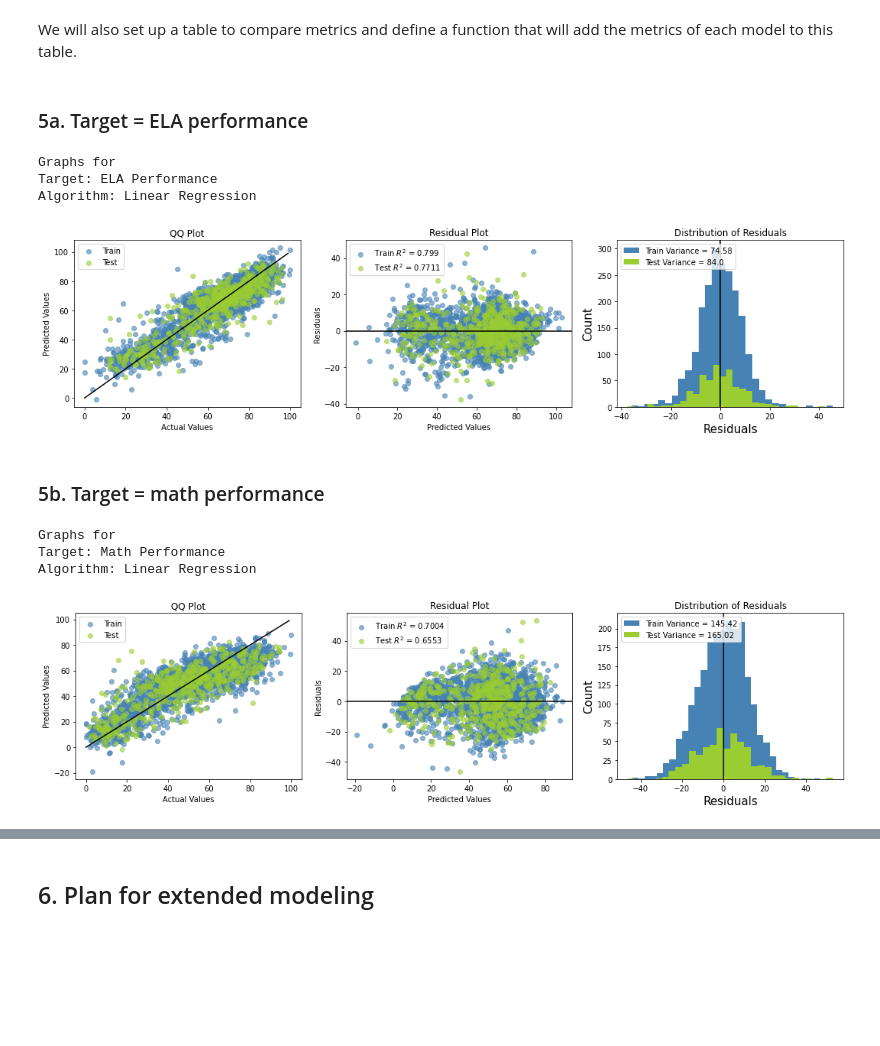
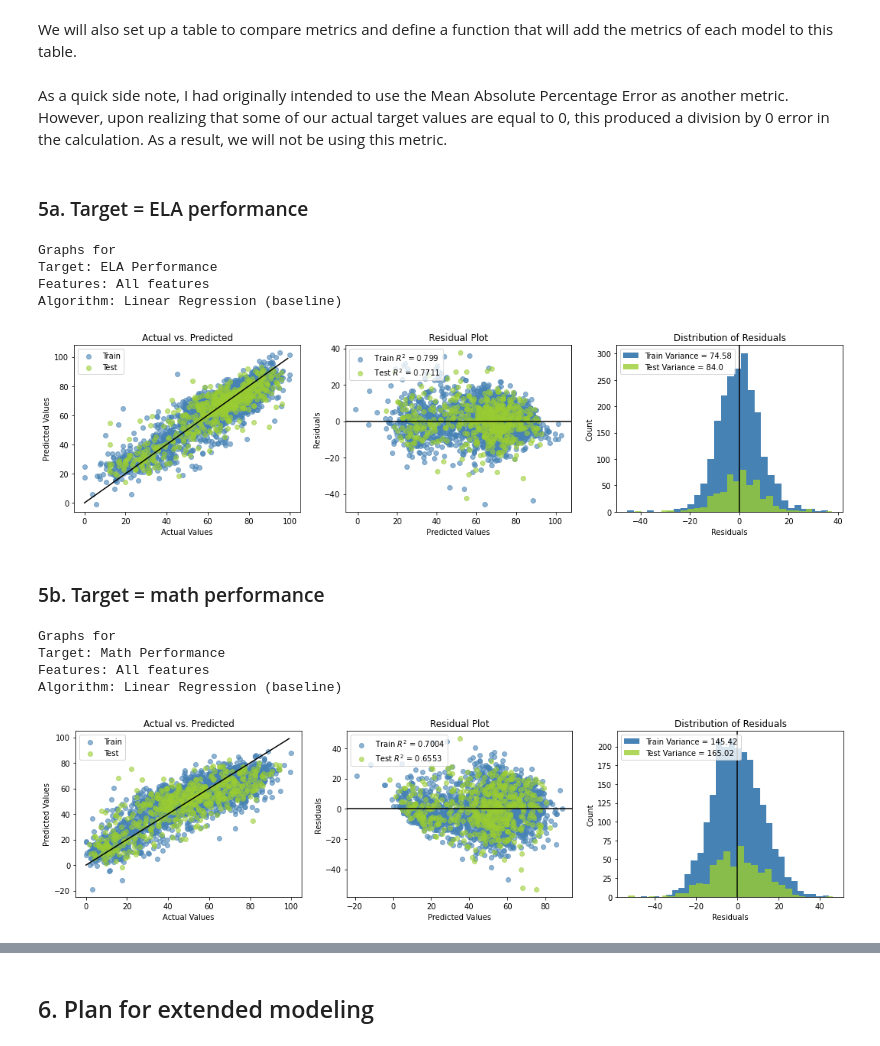
Before and after one commit to cchung106/Capstone-Three, a Jupyter notebook: Notebooks/03_preprocessing_baseline_modeling.ipynb, the cells around one changed output, grey strips where cells are left out. Cells and saved outputs as stored; diff of their text form; code cells hidden in the pictures; blank space fills up the shorter version.

```diff
--- a/Notebooks/03_preprocessing_baseline_modeling.ipynb
+++ b/Notebooks/03_preprocessing_baseline_modeling.ipynb
@@ -307,0 +300,6 @@ X_train_ELA, X_test_ELA, y_train_ELA, y_test_ELA = train_test_split(predictors,
+# %%
+# create train test split with original predictors and ELA as the target variable
+X_train, X_test, y_train_ELA, y_test_ELA = train_test_split(predictors,
+                                                            target_ELA,
+                                                            test_size=0.2,
+                                                            random_state=16)
@@ -338,3 +323,0 @@ Since we've confirmed that X_train_ELA and X_train_math are equal (as well as X_
-# %%
-X_train = X_train_ELA
-X_test = X_test_ELA
@@ -370,10 +358,10 @@ For our initial baseline models, we will be using Linear Regression.
 # %% [markdown]
 We'll define a function that will graph our residual plot and distribution of residuals
 # %%
-def graph_residuals(Subject, Algorithm, y_train, y_train_pred, y_test, y_test_pred):
+def graph_residuals(Subject, Features, Algorithm, y_train, y_train_pred, y_test, y_test_pred):
     """Function that will graph residual plot and distribution of residuals"""
-    residual_train = y_train_pred - y_train
-    residual_test = y_test_pred - y_test
+    residual_train = y_train - y_train_pred
+    residual_test = y_test - y_test_pred
 
     r2_train = str(round(r2_score(y_train, y_train_pred), 4))
     r2_test = str(round(r2_score(y_test, y_test_pred), 4))
@@ -383,22 +371,15 @@ def graph_residuals(Subject, Algorithm, y_train, y_train_pred, y_test, y_test_pr
 
     print('Graphs for')
     print('Target:', Subject, 'Performance')
+    print('Features:', Features)
     print('Algorithm:', Algorithm)
 
     fig, (ax1, ax2, ax3) = plt.subplots(1,3, figsize=(18,4))
 
-    # Add a line for perfect correlation
-    plt.plot([x for x in range(0, 2)],[x for x in range(0, 2)], color='gold')
-
-    # Label
-    plt.title("Predictions vs. Actual Values", fontsize=15)
-    plt.xlabel("Actual values", fontsize=15)
-    plt.ylabel("Predicted values", fontsize=15)
-
     ax1.scatter(y_train, y_train_pred, alpha = 0.6, color = 'steelblue', label = 'Train')
     ax1.scatter(y_test, y_test_pred, alpha = 0.6, color = 'yellowgreen', label = 'Test')
     ax1.plot([x for x in range(0, 100)],[x for x in range(0, 100)], color='black')
-    ax1.set_title('QQ Plot')
+    ax1.set_title('Actual vs. Predicted')
     ax1.set_ylabel('Predicted Values')
     ax1.set_xlabel('Actual Values')
     ax1.legend(loc='upper left')
@@ -414,7 +395,7 @@ def graph_residuals(Subject, Algorithm, y_train, y_train_pred, y_test, y_test_pr
     ax2.legend(loc='upper left')
 
     ax3.hist(residual_train,  bins = 30, color = 'steelblue', label = 'Train Variance = ' + train_var)
-    ax3.hist(residual_test, bins = 30, color = 'yellowgreen', label = 'Test Variance = ' + test_var)
+    ax3.hist(residual_test, bins = 30, alpha = 0.8, color = 'yellowgreen', label = 'Test Variance = ' + test_var)
     ax3.axvline(x=0, color = 'black')
     ax3.set_title('Distribution of Residuals')
     ax3.set_xlabel('Residuals')
@@ -456,6 +441,8 @@ def add_metrics(Subject, Algorithm, y_train, y_train_pred, y_test, y_test_pred):
     global metrics
 
     metrics = metrics.append(new_row, ignore_index = True)
+# %% [markdown]
+As a quick side note, I had originally intended to use the Mean Absolute Percentage Error as another metric.  However, upon realizing that some of our actual target values are equal to 0, this produced a division by 0 error in the calculation.  As a result, we will not be using this metric.
 # %% [markdown]
 ### 5a. Target = ELA performance
 # %%
@@ -469,10 +456,18 @@ lr_ELA.fit(X_train_sc, y_train_ELA)
 y_train_ELA_pred = lr_ELA.predict(X_train_sc)
 y_test_ELA_pred = lr_ELA.predict(X_test_sc)
 # %%
-graph_residuals('ELA', 'Linear Regression', y_train_ELA, y_train_ELA_pred, y_test_ELA, y_test_ELA_pred)
+graph_residuals('ELA',
+                'All features',
+                'Linear Regression (baseline)',
+                y_train_ELA,
+                y_train_ELA_pred,
+                y_test_ELA,
+                y_test_ELA_pred
+               )
 # %% [output]
 Graphs for
 Target: ELA Performance
-Algorithm: Linear Regression
+Features: All features
+Algorithm: Linear Regression (baseline)
-[figure, old version]
+[figure, new version]
 # %%
@@ -490,10 +492,18 @@ lr_math.fit(X_train_sc, y_train_math)
 y_train_math_pred = lr_math.predict(X_train_sc)
 y_test_math_pred = lr_math.predict(X_test_sc)
 # %%
-graph_residuals('Math', 'Linear Regression', y_train_math, y_train_math_pred, y_test_math, y_test_math_pred)
+graph_residuals('Math',
+                'All features',
+                'Linear Regression (baseline)',
+                y_train_math,
+                y_train_math_pred,
+                y_test_math,
+                y_test_math_pred
+               )
 # %% [output]
 Graphs for
 Target: Math Performance
-Algorithm: Linear Regression
+Features: All features
+Algorithm: Linear Regression (baseline)
-[figure, old version]
+[figure, new version]
 # %%
```
Also changed, not shown: parts of 23 cells of this notebook.
